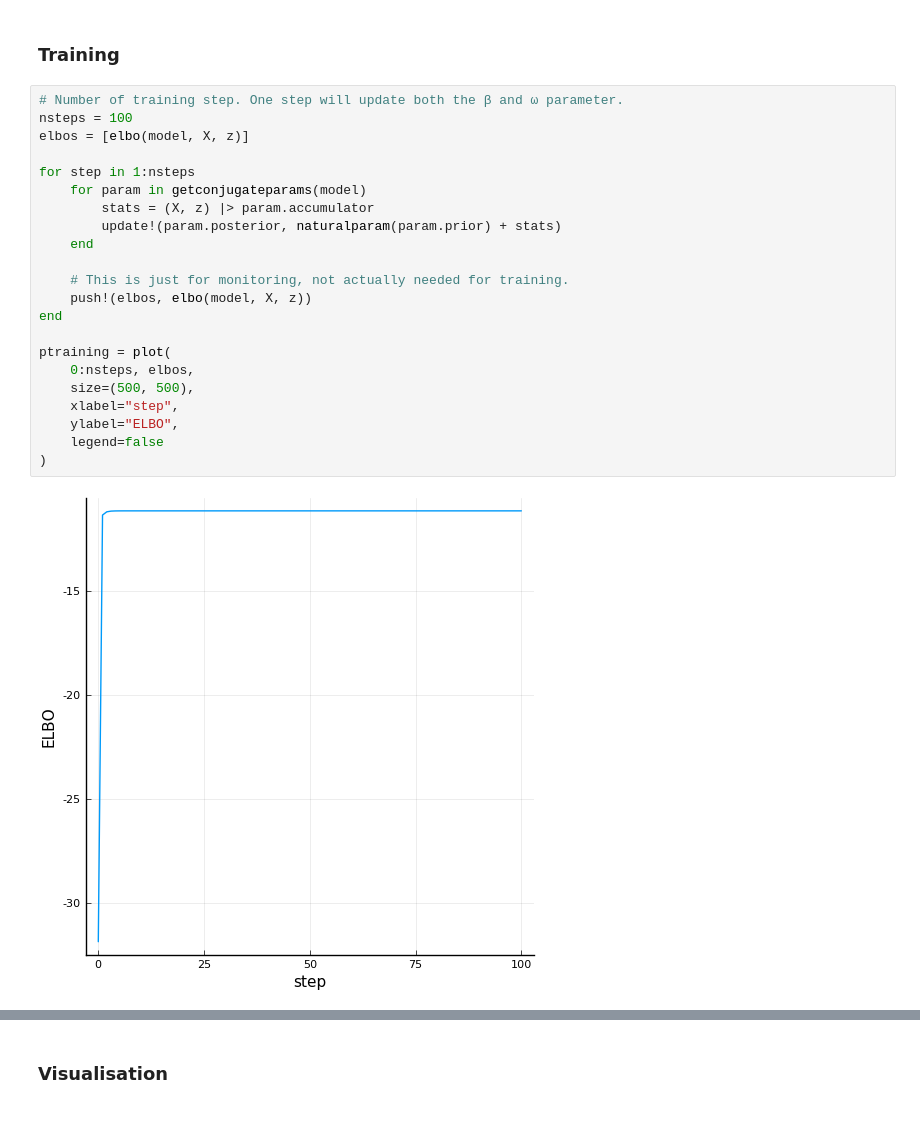
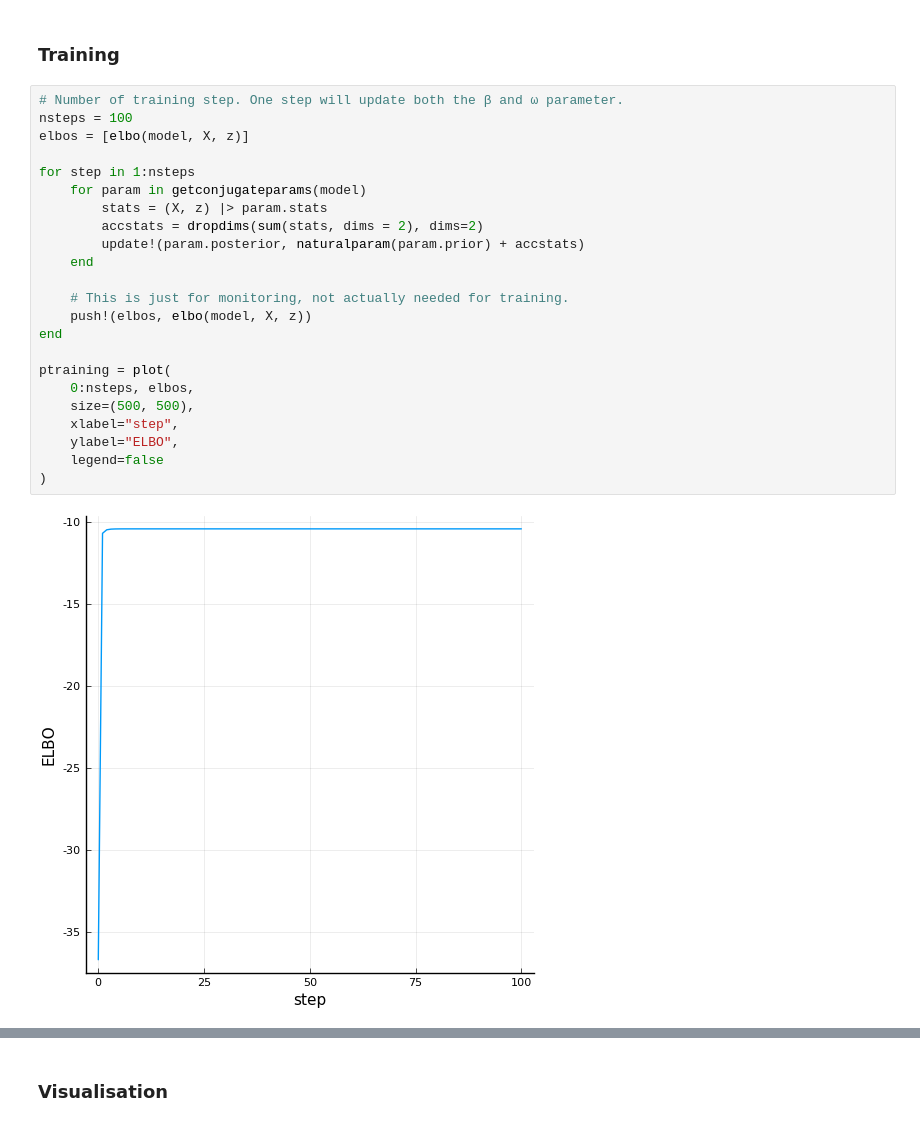
Before and after one commit to lucasondel/PGLR, a Jupyter notebook: examples/LogisticRegression.ipynb, the cells around one changed output, grey strips where cells are left out. Drawn from its saved outputs; the diff is of its cells as text.

```diff
--- a/examples/LogisticRegression.ipynb
+++ b/examples/LogisticRegression.ipynb
@@ -81,27 +80,28 @@ LogisticRegression{3}(
 # %%
 # Number of training step. One step will update both the β and ω parameter.
 nsteps = 100
 elbos = [elbo(model, X, z)]
 
 for step in 1:nsteps
     for param in getconjugateparams(model)
-        stats = (X, z) |> param.accumulator
-        update!(param.posterior, naturalparam(param.prior) + stats)
+        stats = (X, z) |> param.stats
+        accstats = dropdims(sum(stats, dims = 2), dims=2)
+        update!(param.posterior, naturalparam(param.prior) + accstats)
     end
 
     # This is just for monitoring, not actually needed for training.
     push!(elbos, elbo(model, X, z))
 end
 
 ptraining = plot(
     0:nsteps, elbos,
     size=(500, 500),
     xlabel="step",
     ylabel="ELBO",
     legend=false
 )
 # %% [output]
-[figure, old version]
+[figure, new version]
 # %%
 l = @layout [a b]
 ppost1 = plot(xlims = (-4, 4), ylims = (-4, 4),
```
Also changed, not shown: parts of 10 cells of this notebook, 6 other files.
